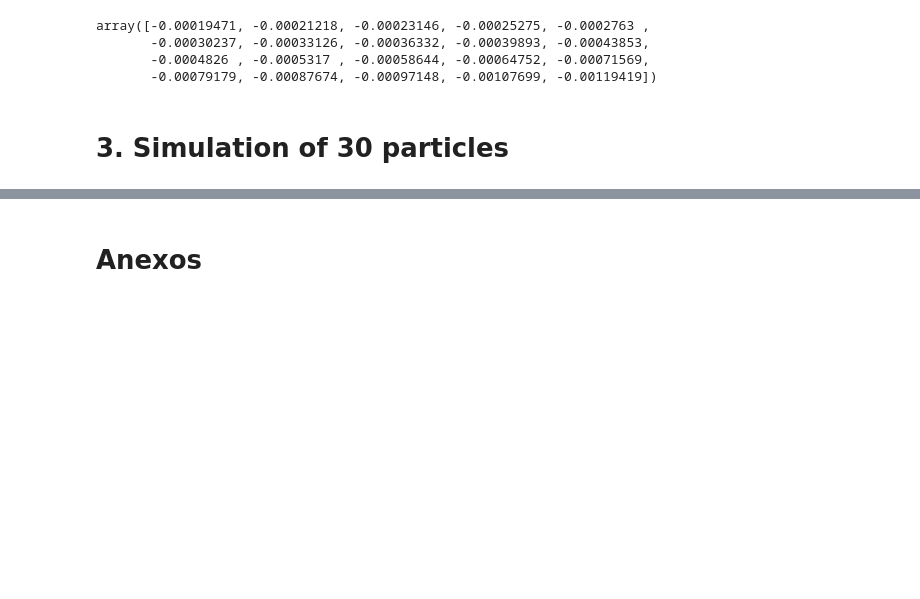
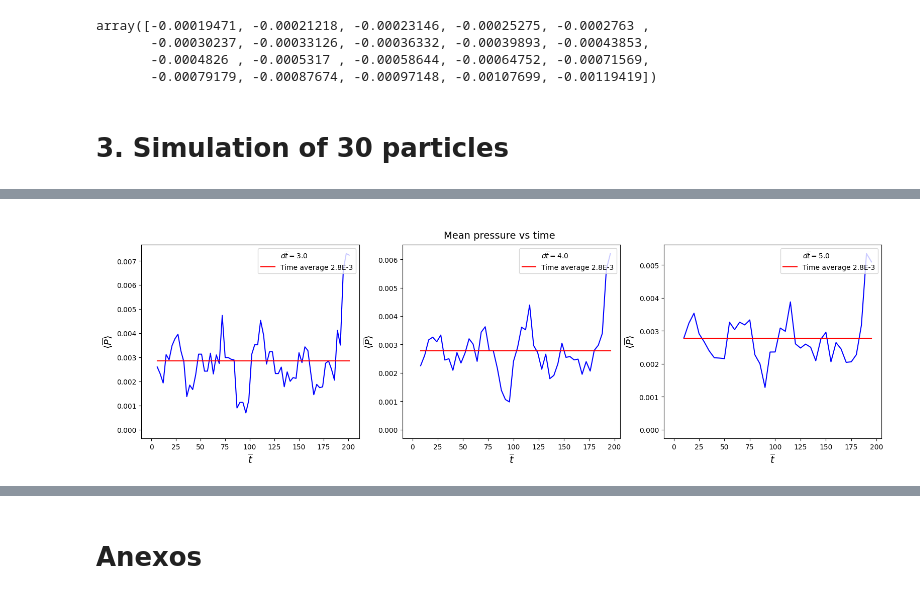
Before and after one commit to AndresGuarin/JupyterCodes, a Jupyter notebook: Computational Physics/LennardJonesGas/gas_dynamics.ipynb, the cells around one changed output, grey strips where cells are left out. Drawn from its saved outputs; the diff is of its cells as text; code cells hidden in the pictures; blank space fills up the shorter version.

```diff
--- a/Computational Physics/LennardJonesGas/gas_dynamics.ipynb
+++ b/Computational Physics/LennardJonesGas/gas_dynamics.ipynb
@@ -452,0 +735,26 @@ array([-0.00019471, -0.00021218, -0.00023146, -0.00025275, -0.0002763 ,
+# %%
+Ldt = [60*h, 80*h, 100*h]
+
+fig = plt.figure(figsize=(19,5))
+fig.suptitle('\nMean pressure vs time', fontsize=14)
+for i in range(len(Ldt)):
+    plt.subplot(1,3,i+1)
+    time_P, P_top, P_bottom, P_right, P_left = get_Pressures(s,time,box,Ldt[i])
+    w = 5; kind = 0
+    time_P1, P_top1 = moving_mean(time_P,P_top,w,kind)
+    time_P1, P_bottom1 = moving_mean(time_P,P_bottom,w,kind)
+    time_P1, P_right1 = moving_mean(time_P,P_right,w,kind)
+    time_P1, P_left1 = moving_mean(time_P,P_left,w,kind)
+    P_mean1 = (P_top1+P_bottom1+P_right1+P_left1)/4
+    P_mean2 = np.mean(P_mean1)*np.ones(len(time_P1))
+
+    plt.ylabel(r'$\left< \overline{P} \right>$',fontsize=14)
+    plt.xlabel(r'$\overline{t}$',fontsize=14)
+    plt.plot(time_P1,P_mean1,'-',color='blue')
+    plt.plot(0,0,'o',ms=0,label=r'$d\overline{t} = $'+f'{Ldt[i]}')
+    plt.plot(time_P1,P_mean2,'-',color='red',label=r'Time average '+f'{np.round(np.mean(P_mean1)*10**3,1)}E-3')
+    plt.legend(loc='upper right')
+plt.savefig('images/NparticlesGas/pressures1.png',dpi=300)
+plt.show()
+# %% [output]
+[figure, added]
```
Also changed, not shown: parts of 35 cells of this notebook, 9 other files.
